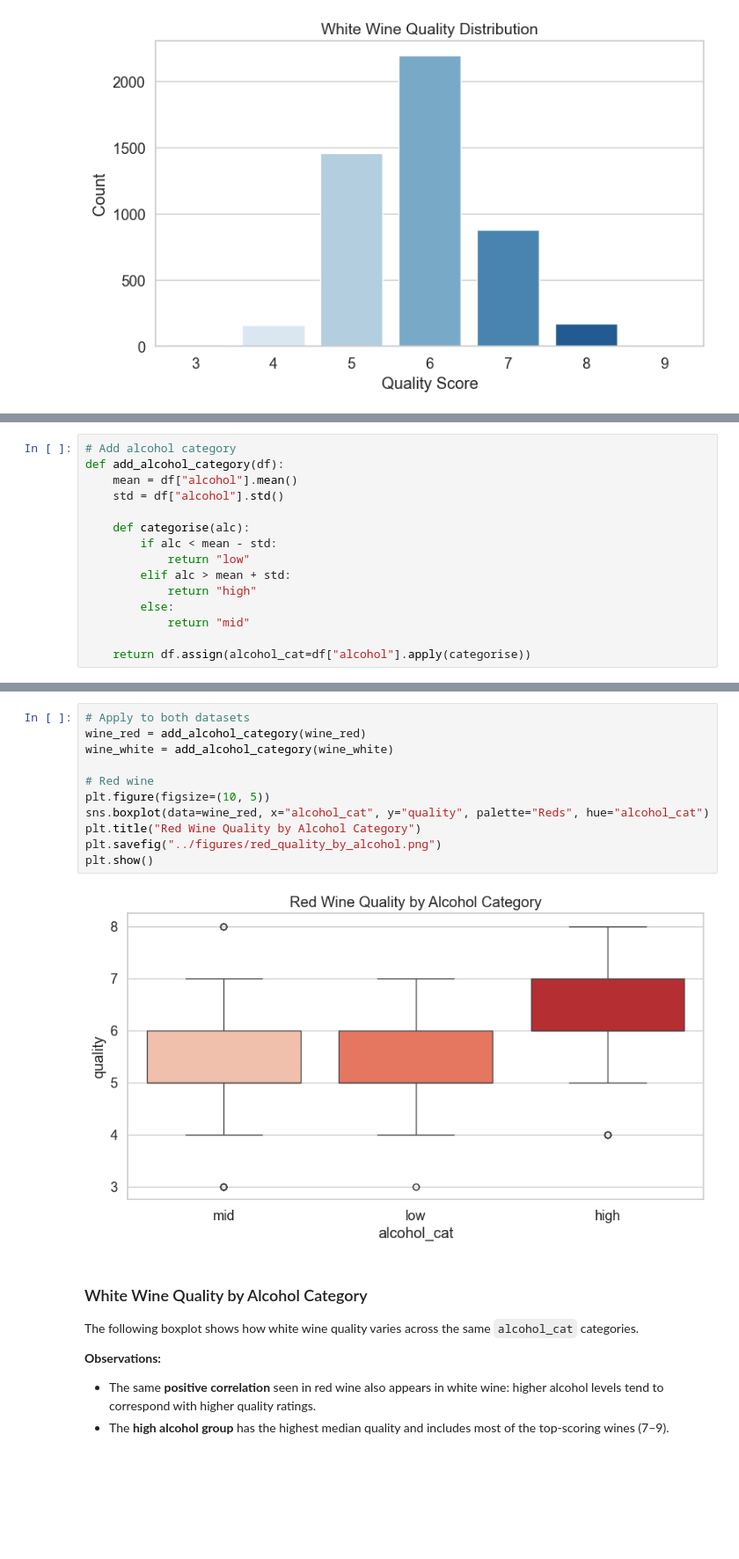
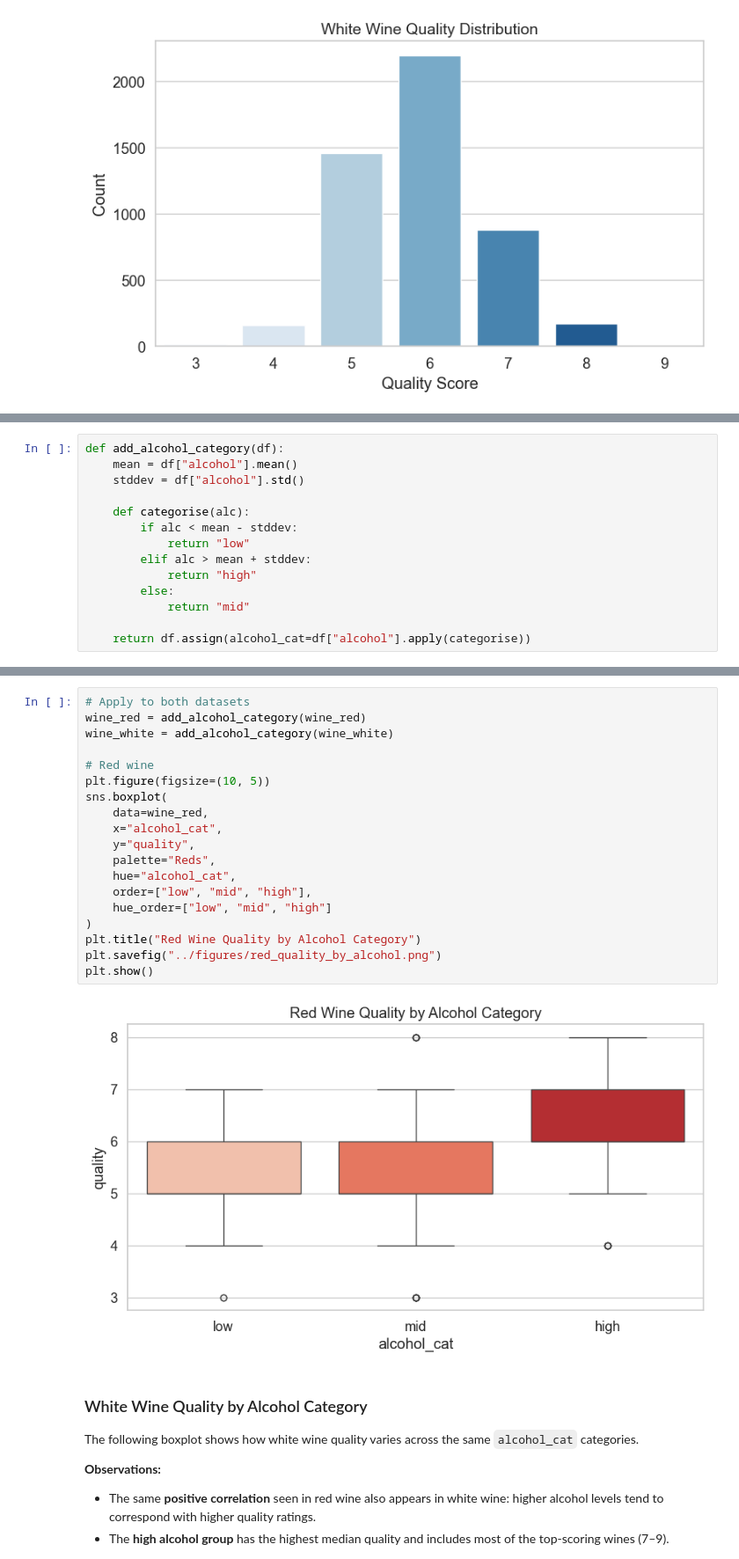
Before and after one commit to k1k12/2034_CW, a Jupyter notebook: notebooks/wine_analysis.ipynb, the cells around one changed output, grey strips where cells are left out. Shown at 88% size. Saved outputs shown, nothing was run; the diff lists cells and outputs as text; blank space fills up the shorter version.

```diff
--- a/notebooks/wine_analysis.ipynb
+++ b/notebooks/wine_analysis.ipynb
@@ -124,13 +119,12 @@ I made a helper function to calculate the dataset’s mean and standard deviatio
 # %%
-# Add alcohol category
 def add_alcohol_category(df):
     mean = df["alcohol"].mean()
-    std = df["alcohol"].std()
+    stddev = df["alcohol"].std()
 
     def categorise(alc):
-        if alc < mean - std:
+        if alc < mean - stddev:
             return "low"
-        elif alc > mean + std:
+        elif alc > mean + stddev:
             return "high"
         else:
             return "mid"
@@ -153,16 +147,24 @@ The boxplot below displays the relationship between red wine quality and `alcoho
 # %%
 # Apply to both datasets
 wine_red = add_alcohol_category(wine_red)
 wine_white = add_alcohol_category(wine_white)
 
 # Red wine
 plt.figure(figsize=(10, 5))
-sns.boxplot(data=wine_red, x="alcohol_cat", y="quality", palette="Reds", hue="alcohol_cat")
+sns.boxplot(
+    data=wine_red,
+    x="alcohol_cat",
+    y="quality",
+    palette="Reds",
+    hue="alcohol_cat",
+    order=["low", "mid", "high"],
+    hue_order=["low", "mid", "high"]
+)
 plt.title("Red Wine Quality by Alcohol Category")
 plt.savefig("../figures/red_quality_by_alcohol.png")
 plt.show()
 # %% [output]
-[figure, old version]
+[figure, new version]
 # %% [markdown]
 ### White Wine Quality by Alcohol Category
 
```
Also changed, not shown: parts of 9 cells of this notebook.
